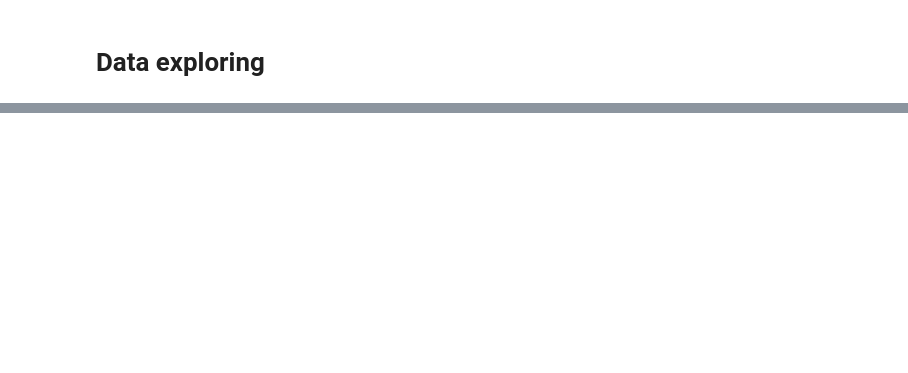
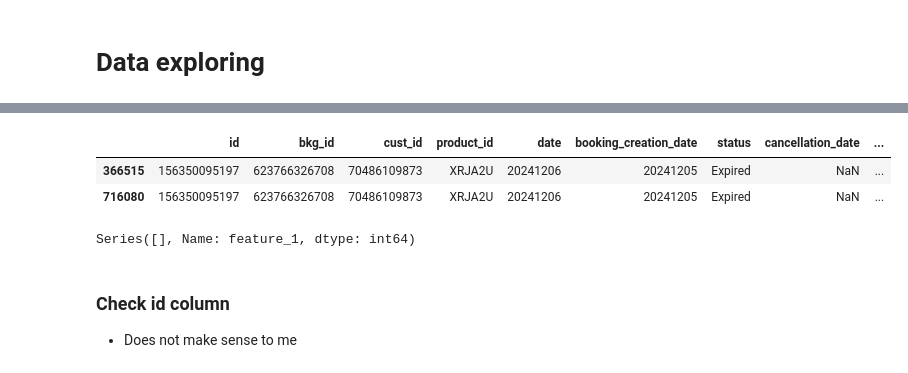
Before and after one commit to XaverHeuser/Data-engineering-task, a Jupyter notebook: notebooks/01_data_exploring.ipynb, the cells around one changed output, grey strips where cells are left out. Saved outputs shown, nothing was run; the diff lists cells and outputs as text; code cells hidden in the pictures; blank space fills up the shorter version.

```diff
--- a/notebooks/01_data_exploring.ipynb
+++ b/notebooks/01_data_exploring.ipynb
@@ -13,0 +76,17 @@ bookings.head()
+# %%
+bookings[bookings["product_id"] == "XRJA2U"]
+# %% [output]
+|  | id | bkg_id | cust_id | product_id | date | booking_creation_date | status | cancellation_date | ... |
+| 366515 | 156350095197 | 623766326708 | 70486109873 | XRJA2U | 20241206 | 20241205 | Expired | NaN | ... |
+| 716080 | 156350095197 | 623766326708 | 70486109873 | XRJA2U | 20241206 | 20241205 | Expired | NaN | ... |
+# %%
+# Feature 1
+count_feature_1_values = bookings.groupby("product_id")["feature_1"].nunique()
+count_feature_1_values = count_feature_1_values[count_feature_1_values > 1]
+count_feature_1_values
+# %% [output]
+Series([], Name: feature_1, dtype: int64)
+# %% [markdown]
+### Check id column
+
+- Does not make sense to me
```
Also changed, not shown: parts of 40 cells of this notebook.
